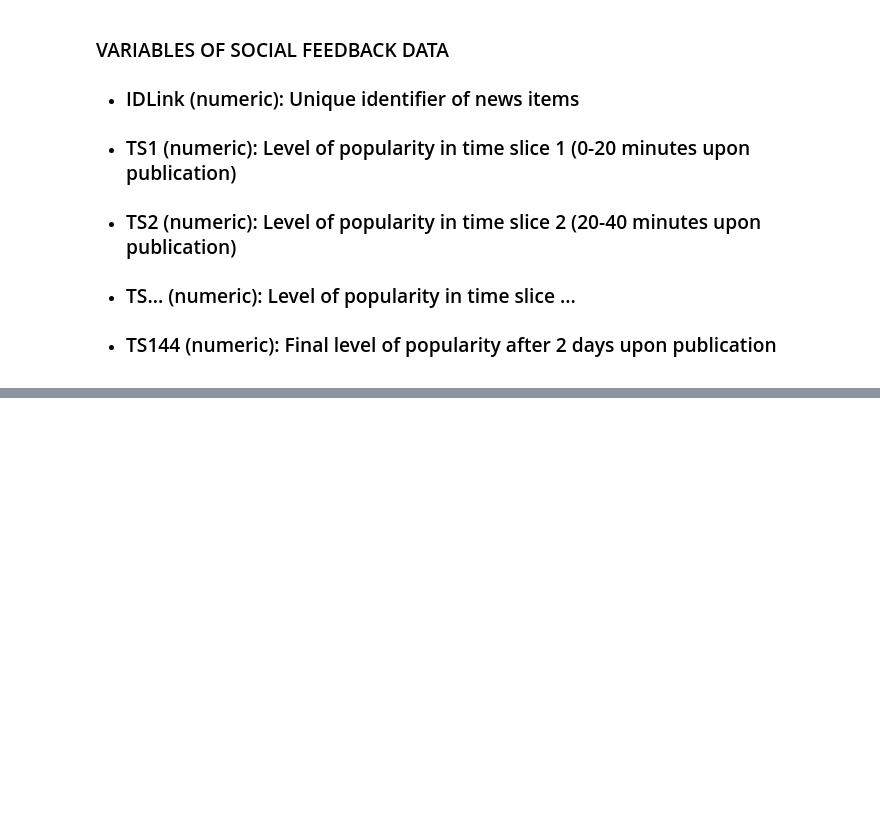
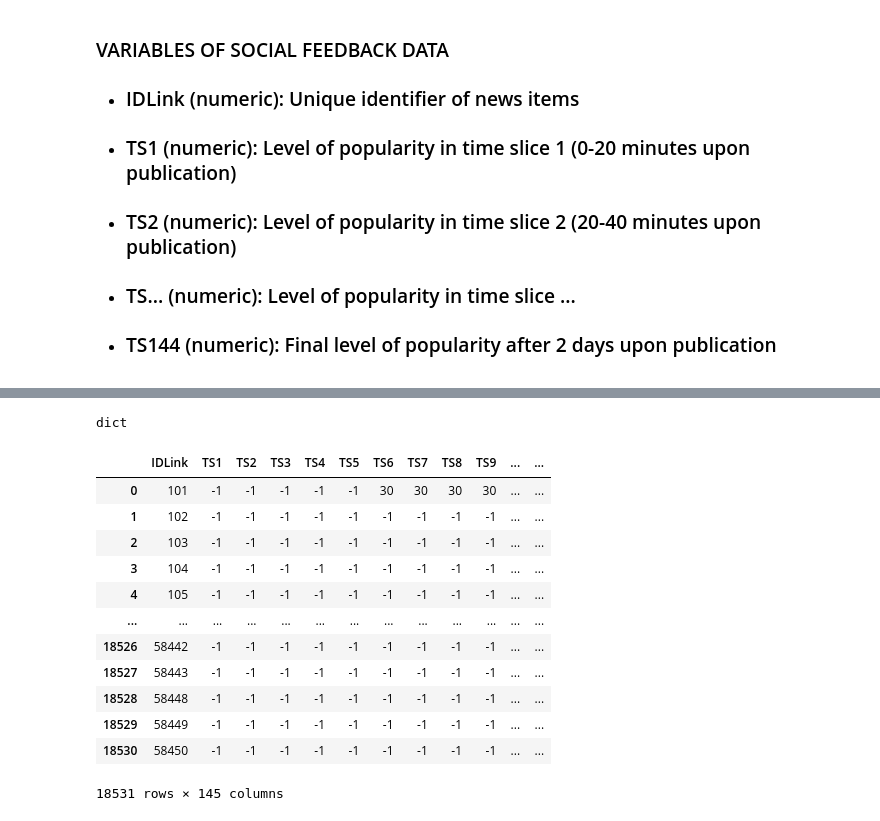
Before and after one commit to omkar123katare/Capstone_2_news_popularity_prediction, a Jupyter notebook: News_Popularity_Prediction_in_Social_Media_Capstone_Project.ipynb, the cells around one changed output, grey strips where cells are left out. Cells and saved outputs as stored; diff of their text form; code cells hidden in the pictures; blank space fills up the shorter version.

```diff
--- a/News_Popularity_Prediction_in_Social_Media_Capstone_Project.ipynb
+++ b/News_Popularity_Prediction_in_Social_Media_Capstone_Project.ipynb
@@ -33,0 +85,20 @@
+# %%
+type(df)
+# %% [output]
+dict
+# %%
+list(df.values())[1]
+# %% [output]
+|  | IDLink | TS1 | TS2 | TS3 | TS4 | TS5 | TS6 | TS7 | TS8 | TS9 | ... | ... |
+| 0 | 101 | -1 | -1 | -1 | -1 | -1 | 30 | 30 | 30 | 30 | ... | ... |
+| 1 | 102 | -1 | -1 | -1 | -1 | -1 | -1 | -1 | -1 | -1 | ... | ... |
+| 2 | 103 | -1 | -1 | -1 | -1 | -1 | -1 | -1 | -1 | -1 | ... | ... |
+| 3 | 104 | -1 | -1 | -1 | -1 | -1 | -1 | -1 | -1 | -1 | ... | ... |
+| 4 | 105 | -1 | -1 | -1 | -1 | -1 | -1 | -1 | -1 | -1 | ... | ... |
+| ... | ... | ... | ... | ... | ... | ... | ... | ... | ... | ... | ... | ... |
+| 18526 | 58442 | -1 | -1 | -1 | -1 | -1 | -1 | -1 | -1 | -1 | ... | ... |
+| 18527 | 58443 | -1 | -1 | -1 | -1 | -1 | -1 | -1 | -1 | -1 | ... | ... |
+| 18528 | 58448 | -1 | -1 | -1 | -1 | -1 | -1 | -1 | -1 | -1 | ... | ... |
+| 18529 | 58449 | -1 | -1 | -1 | -1 | -1 | -1 | -1 | -1 | -1 | ... | ... |
+| 18530 | 58450 | -1 | -1 | -1 | -1 | -1 | -1 | -1 | -1 | -1 | ... | ... |
+18531 rows × 145 columns
```
Also changed, not shown: parts of 5 cells of this notebook.
